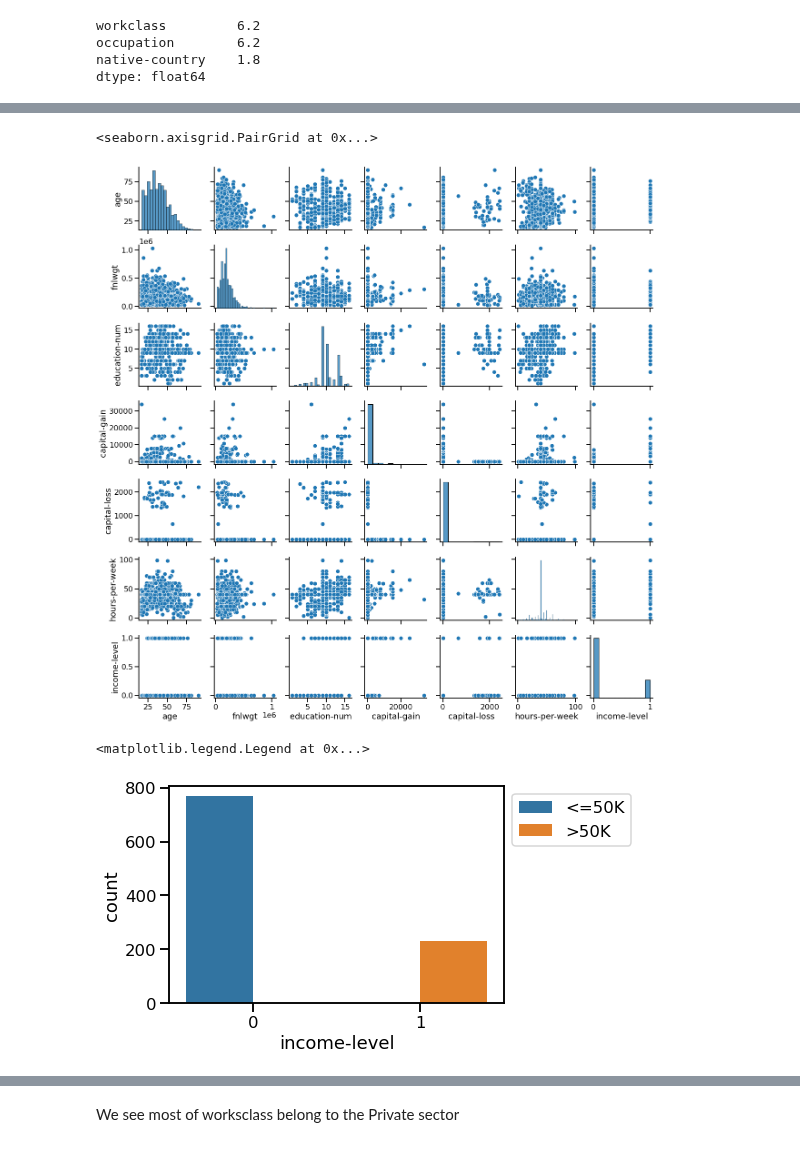
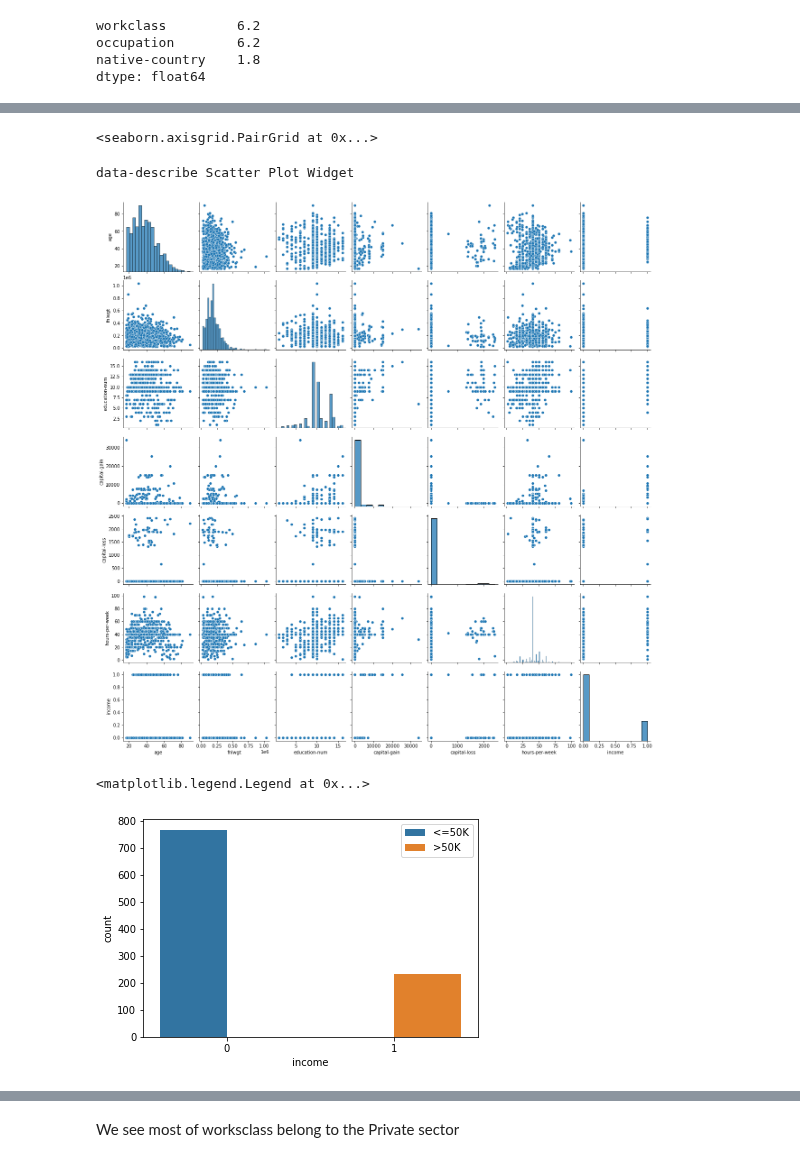
Before and after one commit to data-describe/awesome-data-science-models, a Jupyter notebook: census-income/EDA/Census_Income_EDA.ipynb, the cells around one changed output, grey strips where cells are left out. Saved outputs shown, nothing was run; the diff lists cells and outputs as text; code cells hidden in the pictures.

Commit message:
updated column names in EDA

```diff
--- a/census-income/EDA/Census_Income_EDA.ipynb
+++ b/census-income/EDA/Census_Income_EDA.ipynb
@@ -67,5 +48,5 @@ COLUMNS = (
 # %%
-df = pd.read_csv('./census_data/adult.data', header=None, names=COLUMNS, nrows=1000)
+df = pd.read_csv('./census_data/adult.data', nrows=1000)
 # %%
 df.shape
 # %% [output]
@@ -80,5 +61,5 @@ df.head(5)
 | 3 | 53 | Private | 234721 | 11th | 7 | Married-civ-spouse | Handlers-cleaners | Husband | ... |
 | 4 | 28 | Private | 338409 | Bachelors | 13 | Married-civ-spouse | Prof-specialty | Wife | ... |
 # %%
-df['income-level'] = df['income-level'].map({' <=50K': 0,' >50K': 1})
+df['income'] = df['income'].map({' <=50K': 0,' >50K': 1})
 # %%
@@ -237,15 +219,16 @@ dd.data_heatmap(df)
 dd.scatter_plots(df, plot_mode='matrix')
 # %% [output]
 <seaborn.axisgrid.PairGrid at 0x...>
+data-describe Scatter Plot Widget
-[figure, old version]
+[figure, new version]
 # %%
 # We see that most of the datapoints have income less then 50K
-ax= sns.countplot(data = df, x = 'income-level', hue='income-level' )
+ax= sns.countplot(data = df, x = 'income', hue='income' )
 legend_labels, _= ax.get_legend_handles_labels()
 ax.legend(legend_labels, ['<=50K','>50K'],
           bbox_to_anchor=(1,1)
           )
 # %% [output]
 <matplotlib.legend.Legend at 0x...>
-[figure, old version]
+[figure, new version]
 # %%
```
Also changed, not shown: parts of 29 cells of this notebook.
